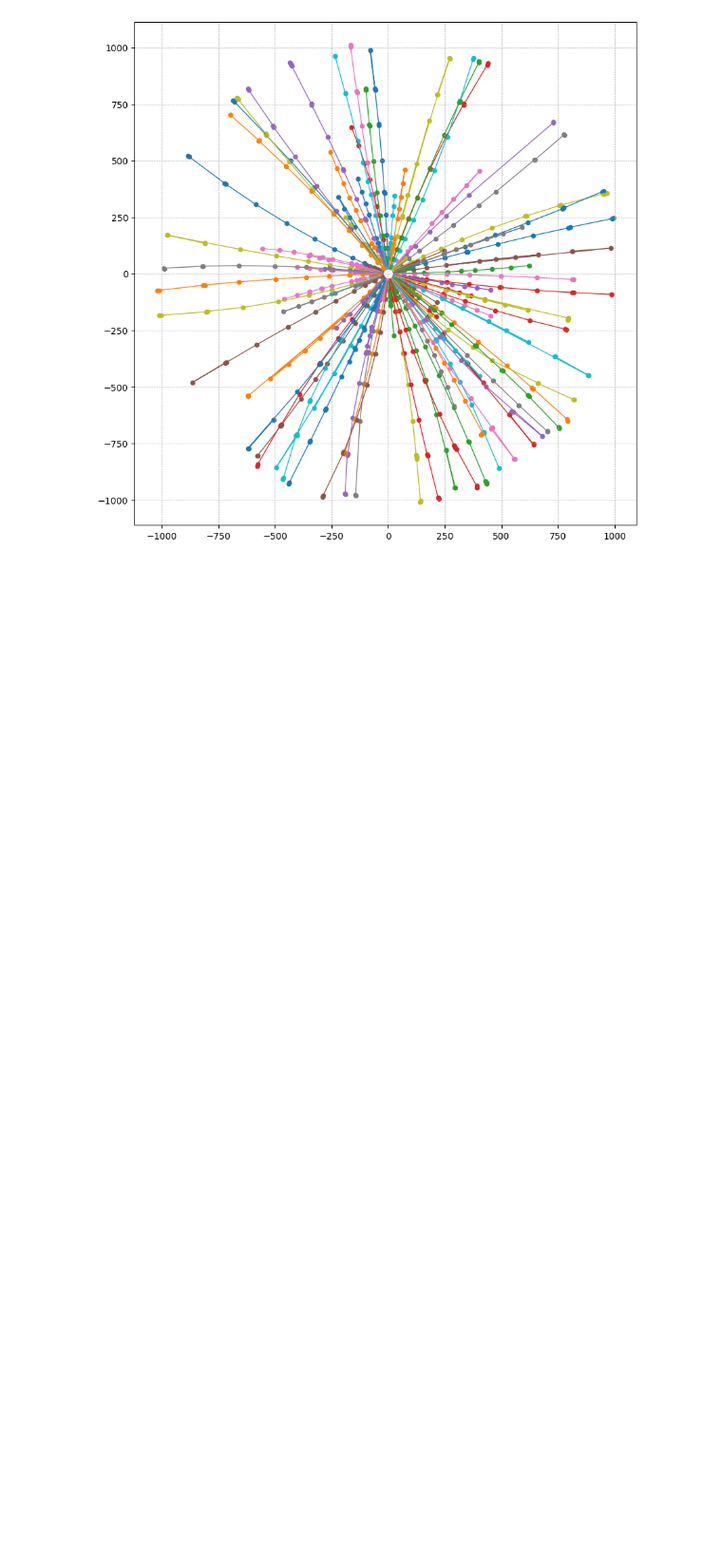
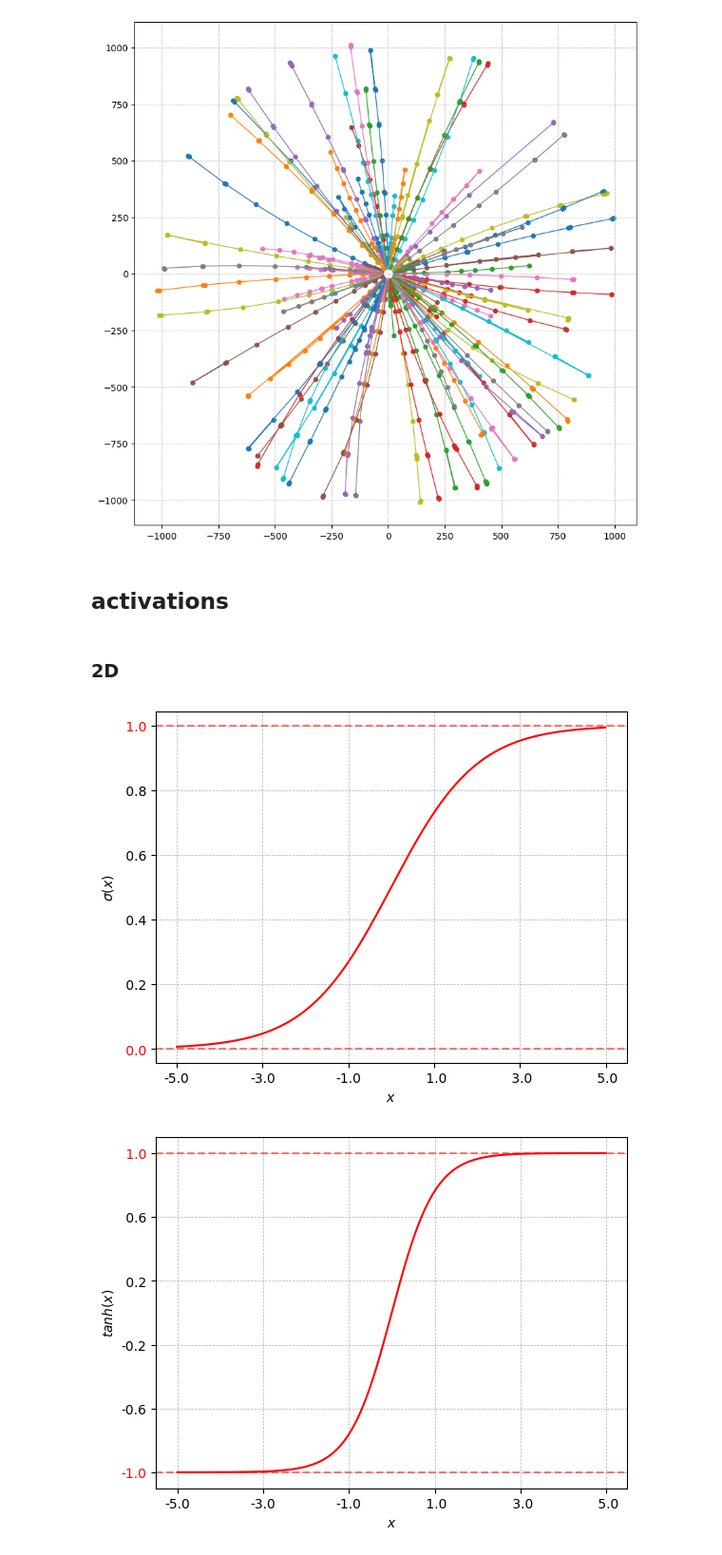
Before and after one commit to P4ndaM1x/engineering-dissertation, a Jupyter notebook: visualizations.ipynb, the cells around one changed output. Shown at 95% size. Drawn from its saved outputs; the diff is of its cells as text; code cells hidden in the pictures; blank space fills up the shorter version.

Commit message:
visualizations added

```diff
--- a/visualizations.ipynb
+++ b/visualizations.ipynb
@@ -37,3 +39,53 @@ plt.gca().set_aspect('equal', adjustable='box')
 plt.show()
 # %% [output]
 [figure]
+# %% [markdown]
+## activations
+# %% [markdown]
+### 2D
+# %%
+import keras
+import numpy as np
+import matplotlib as mpl
+import matplotlib.pyplot as plt
+
+mpl.rcParams['figure.dpi'] = 100
+def plot_activation_function(func, ylabel, y_ticks_step, radius = 5, bottom_line=None, top_line=None):
+
+    fig, ax = plt.subplots()
+    # fig.set_dpi(300)
+
+    x = np.arange(-radius, radius, 0.01)
+    y = func(x)
+    ax.plot(x, y, color='red')
+    # ax.scatter(x, y, c=plt.cm.cividis(y/np.max(y)), edgecolor='none', s=5)
+
+    ax.set_xlabel(r'$x$')
+    ax.xaxis.set_major_formatter('{x: .1f}')
+    x_ticks_step = 2.0
+    x_ticks = np.arange(np.min(x), np.max(x)+x_ticks_step, x_ticks_step)
+    ax.set_xticks(x_ticks)
+
+    ax.set_ylabel(ylabel)
+    ax.yaxis.set_major_formatter('{x: .1f}')
+    y_ticks = np.arange(np.floor(np.min(y)), np.max(y)+y_ticks_step, y_ticks_step)
+    ax.set_yticks(y_ticks)
+
+    if bottom_line is not None:
+        bottom_color = 'red' # plt.cm.cividis(0.01) # 'red'
+        ax.axhline(y=bottom_line, color=bottom_color, alpha=0.5, linestyle='--')
+        plt.setp(ax.get_yticklabels()[0], color=bottom_color)
+    if top_line is not None:
+        top_color = 'red' # plt.cm.cividis(0.99) #
+        ax.axhline(y=top_line, color=top_color, alpha=0.5, linestyle='--')
+        plt.setp(ax.get_yticklabels()[-1], color=top_color)
+
+    ax.grid(linestyle='--', linewidth=0.5)
+    plt.show()
+# %%
+plot_activation_function(keras.activations.sigmoid, r'$\sigma(x)$', y_ticks_step=0.2, radius=5, bottom_line=0, top_line=1)
+plot_activation_function(keras.activations.tanh, r'$tanh(x)$', y_ticks_step=0.4, radius=5, bottom_line=-1, top_line=1)
+plot_activation_function(keras.activations.relu, r'$ReLU(x)$', y_ticks_step=1.0, radius=5, bottom_line=0, top_line=None)
+# %% [output]
+[figure, added]
+[figure, added]
```
Also changed, not shown: parts of 8 cells of this notebook.
